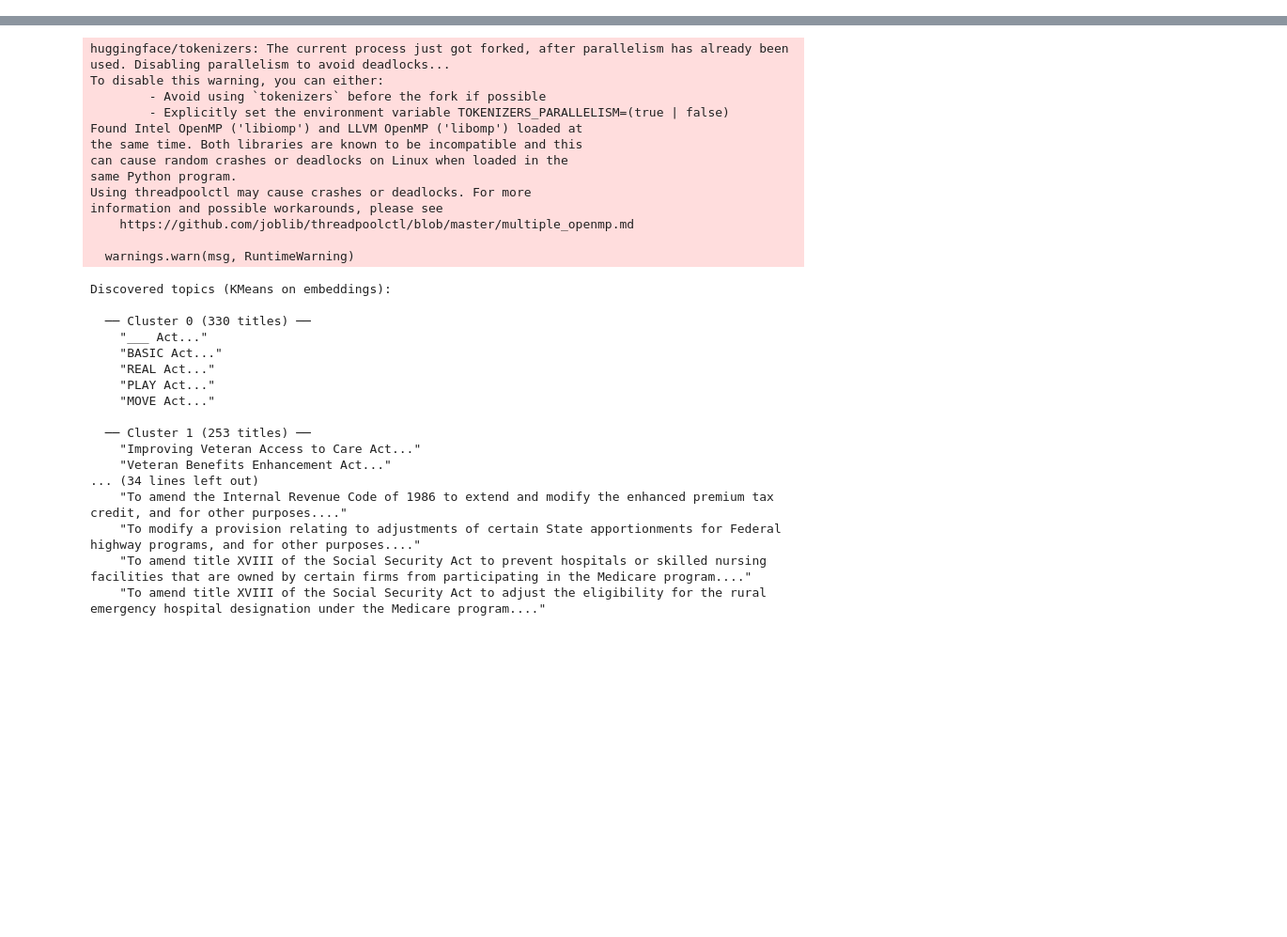
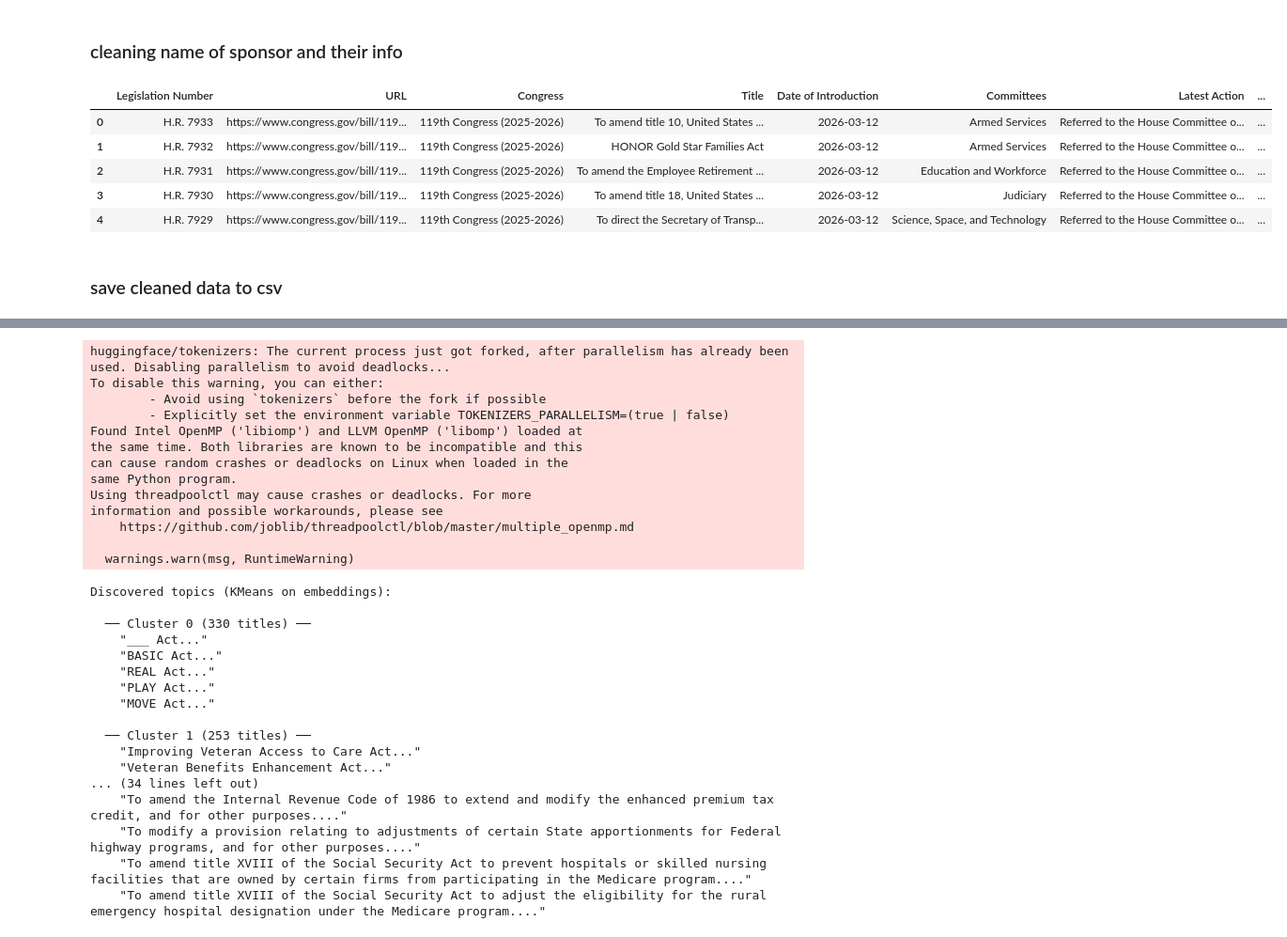
Before and after one commit to maddyjin/ds4420project, a Jupyter notebook: eda/bill_categories.ipynb, the cells around one changed output, grey strips where cells are left out. Shown at 94% size. Saved outputs shown, nothing was run; the diff lists cells and outputs as text; code cells hidden in the pictures; blank space fills up the shorter version.

```diff
--- a/eda/bill_categories.ipynb
+++ b/eda/bill_categories.ipynb
@@ -15,0 +40,4 @@ from collections import Counter
+# %%
+# concatenating bills dataframes of 2500 bills each into bills_df
+bills_df = bills1_df
+# ...
@@ -15,0 +107,12 @@ from collections import Counter
+# %%
+# List of columns to drop
+drop_cols = [
+    "Date Offered",
+    "Date Submitted",
+    "Date Proposed",
+    "Amends Bill",
+    "Amends Amendment"
+]
+
+bills_df = bills_df.drop(columns=drop_cols)
+bills_df.columns
@@ -16 +155,44 @@ from collections import Counter
+# %% [markdown]
+### cleaning name of sponsor and their info
+# %%
+# parse sponsor name, party, and state
+def parse_sponsor(s):
+    match = re.match(r"^(.*?)\s+\[(?:Rep\.|Sen\.|Del\.)-([A-Z])-([A-Z]{2})-", str(s))
+    if match:
+        name, party_code, state = match.groups()
+        party = "Democrat" if party_code == "D" else "Republican" if party_code == "R" else "Independent"
+        # split "Last, First" → handle multi-word last names like "Watson Coleman, Bonnie"
+        if "," in name:
+            last, first = name.split(",", 1)
+            last = last.strip()
+            first = first.strip()
+        else:
+            last, first = name.strip(), None
+        return first, last, party, state
+    return None, s, None, None
+
+bills_df[["Sponsor First Name", "Sponsor Last Name", "Party", "State"]] = bills_df["Sponsor"].apply(
+    lambda x: pd.Series(parse_sponsor(x))
+)
+
+# drop sponsor col
+bills_df = bills_df.drop(columns=["Sponsor"])
+
+# make date of introduction and latest action date into datetime
+bills_df["Date of Introduction"] = pd.to_datetime(bills_df["Date of Introduction"])
+bills_df["Latest Action Date"] = pd.to_datetime(bills_df["Latest Action Date"])
+
+# strip "House - " or "Senate - " prefix from Committees
+bills_df["Committees"] = bills_df["Committees"].str.replace(r"^(House|Senate)\s*-\s*", "", regex=True)
+
+bills_df.head()
+# %% [output]
+|  | Legislation Number | URL | Congress | Title | Date of Introduction | Committees | Latest Action | ... |
+| 0 | H.R. 7933 | https://www.congress.gov/bill/119... | 119th Congress (2025-2026) | To amend title 10, United States ... | 2026-03-12 | Armed Services | Referred to the House Committee o... | ... |
+| 1 | H.R. 7932 | https://www.congress.gov/bill/119... | 119th Congress (2025-2026) | HONOR Gold Star Families Act | 2026-03-12 | Armed Services | Referred to the House Committee o... | ... |
+| 2 | H.R. 7931 | https://www.congress.gov/bill/119... | 119th Congress (2025-2026) | To amend the Employee Retirement ... | 2026-03-12 | Education and Workforce | Referred to the House Committee o... | ... |
+| 3 | H.R. 7930 | https://www.congress.gov/bill/119... | 119th Congress (2025-2026) | To amend title 18, United States ... | 2026-03-12 | Judiciary | Referred to the House Committee o... | ... |
+| 4 | H.R. 7929 | https://www.congress.gov/bill/119... | 119th Congress (2025-2026) | To direct the Secretary of Transp... | 2026-03-12 | Science, Space, and Technology | Referred to the House Committee o... | ... |
+# %% [markdown]
+### save cleaned data to csv
 # %%
```
Also changed, not shown: parts of 16 cells of this notebook, 11 other files.
